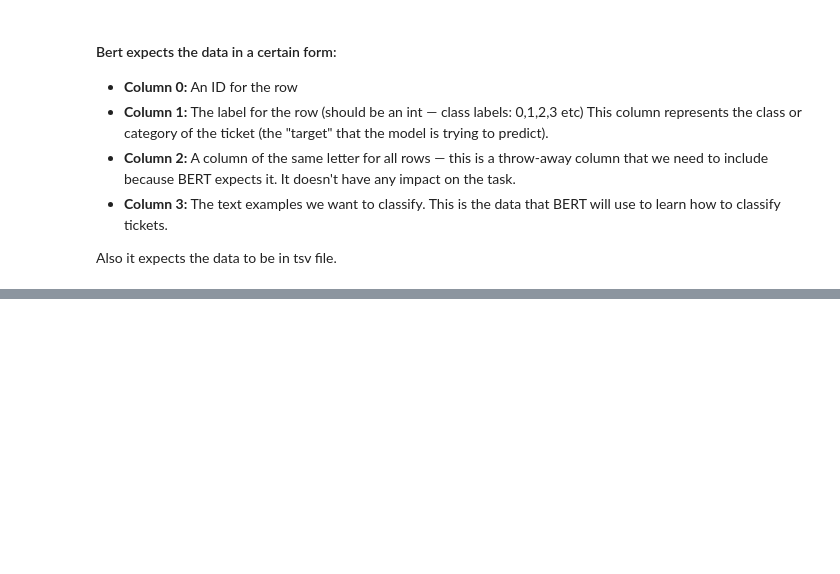
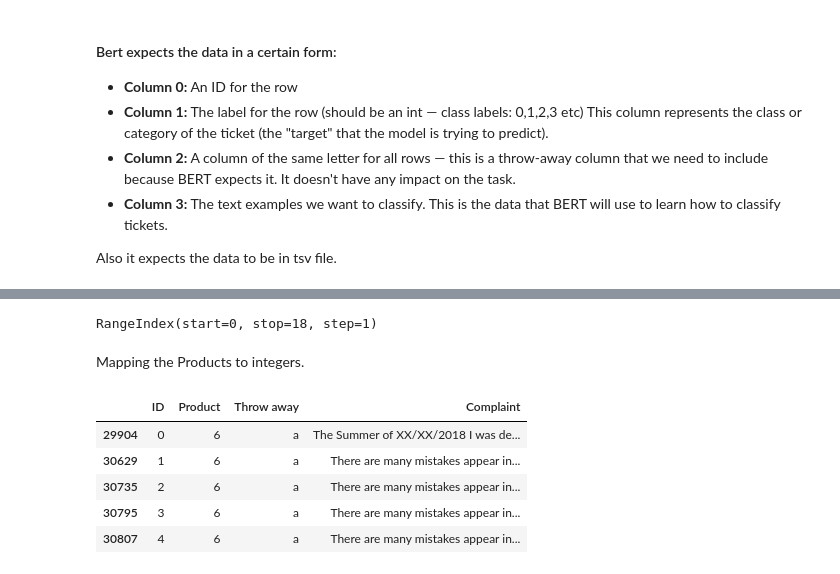
Before and after one commit to harunugurlu/mobile-action-internship, a Jupyter notebook: Data Science/Sample Projects/Customer Support Ticket Categorization/customer-support-ticket-categorization.ipynb, the cells around one changed output, grey strips where cells are left out. Cells and saved outputs as stored; diff of their text form; code cells hidden in the pictures; blank space fills up the shorter version.

```diff
--- a/Data Science/Sample Projects/Customer Support Ticket Categorization/customer-support-ticket-categorization.ipynb
+++ b/Data Science/Sample Projects/Customer Support Ticket Categorization/customer-support-ticket-categorization.ipynb
@@ -273,0 +288,27 @@ data = {'ID': pd.Series(indices), ''}
+# %%
+unique_products.index
+# %% [output]
+RangeIndex(start=0, stop=18, step=1)
+# %% [markdown]
+Mapping the Products to integers.
+# %%
+from sklearn.preprocessing import LabelEncoder
+
+# Initializing a LabelEncoder
+le = LabelEncoder()
+
+# Fitting the encoder to the 'Product' data
+valid_tickets['Product_encoded'] = le.fit_transform(valid_tickets['Product'])
+# %%
+data = {'ID': range(len(valid_tickets)), 'Product': valid_tickets['Product_encoded'], 'Throw away': 'a', 'Complaint': valid_tickets['Consumer complaint narrative']}
+# %%
+df_final = pd.DataFrame(data=data)
+# %%
+df_final.head()
+# %% [output]
+|  | ID | Product | Throw away | Complaint |
+| 29904 | 0 | 6 | a | The Summer of XX/XX/2018 I was de... |
+| 30629 | 1 | 6 | a | There are many mistakes appear in... |
+| 30735 | 2 | 6 | a | There are many mistakes appear in... |
+| 30795 | 3 | 6 | a | There are many mistakes appear in... |
+| 30807 | 4 | 6 | a | There are many mistakes appear in... |
```
Also changed, not shown: parts of 7 cells of this notebook.
